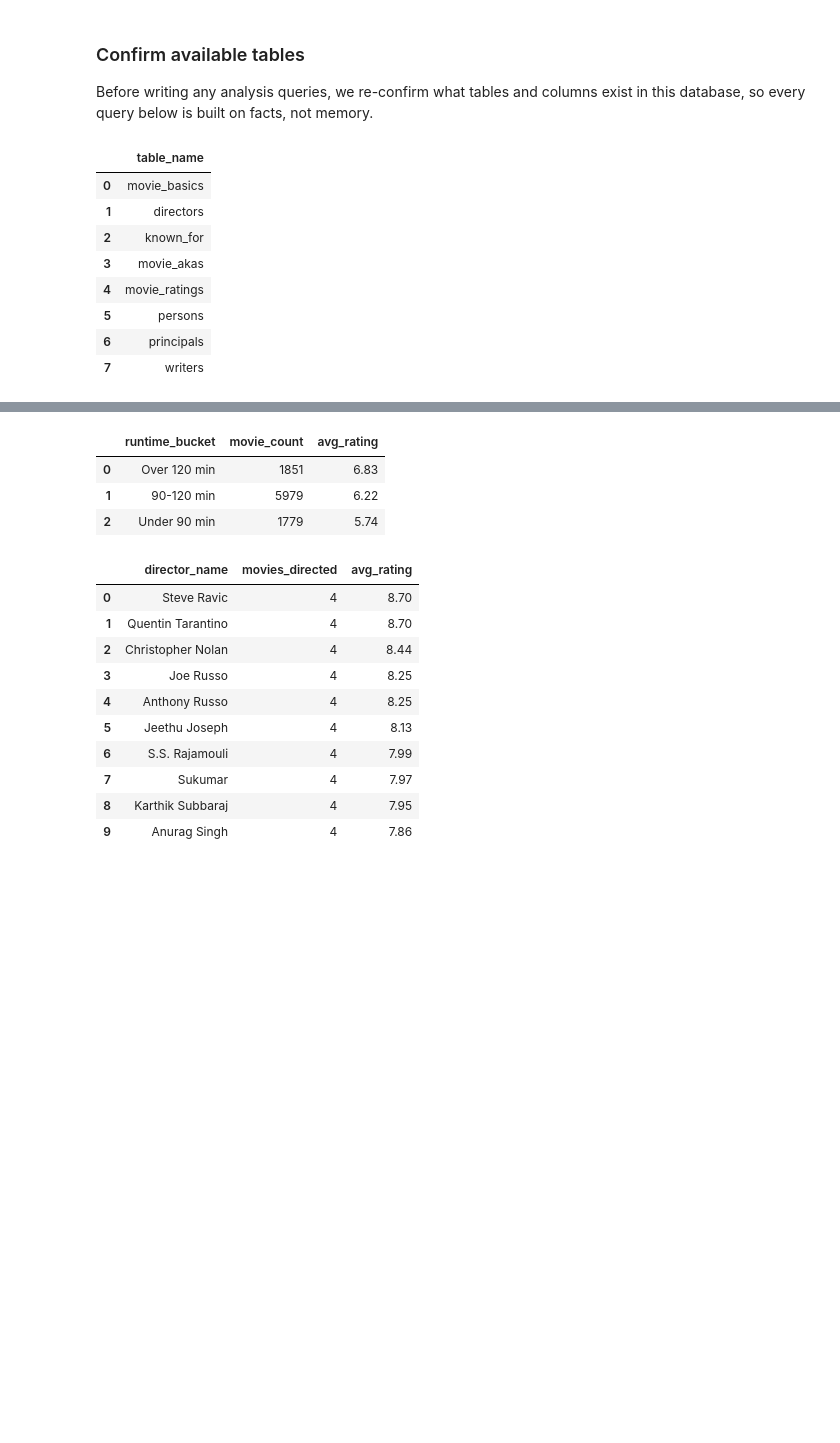
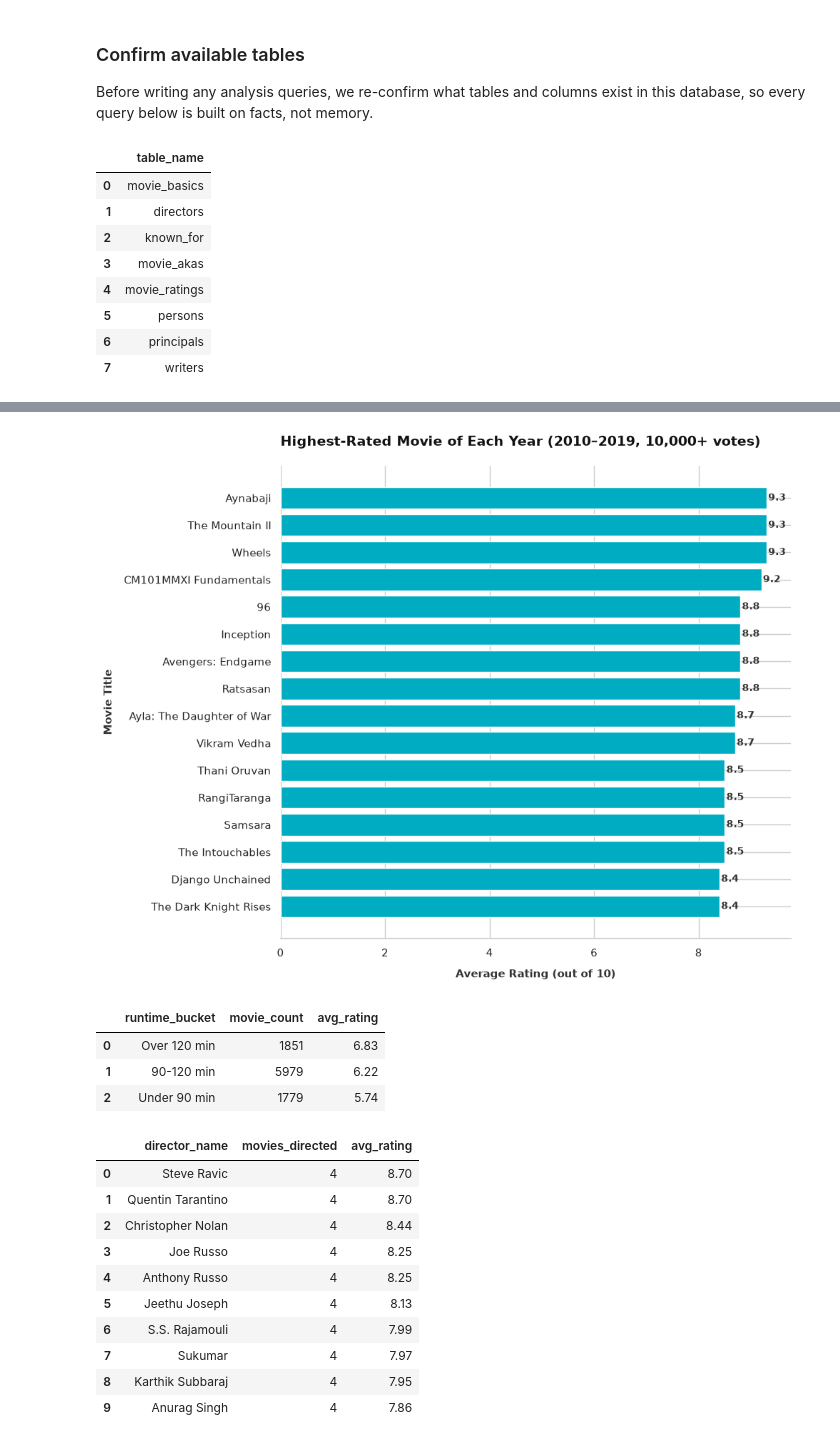
Before and after one commit to oliverkiplagat/dsc-sql-summative-lab, a Jupyter notebook: SQLSummativeLab.ipynb, the cells around one changed output, grey strips where cells are left out. Cells and saved outputs as stored; diff of their text form; code cells hidden in the pictures; blank space fills up the shorter version.

```diff
--- a/SQLSummativeLab.ipynb
+++ b/SQLSummativeLab.ipynb
@@ -1000,0 +1001,20 @@ plt.show()
+# %%
+year_champions = pd.read_sql("""
+SELECT year, primary_title, averagerating, numvotes
+FROM (
+    SELECT
+        mb.start_year AS year,
+        mb.primary_title,
+        mr.averagerating,
+        mr.numvotes,
+        RANK() OVER (PARTITION BY mb.start_year ORDER BY mr.averagerating DESC) AS rank_in_year
+    FROM movie_basics mb
+    JOIN movie_ratings mr ON mb.movie_id = mr.movie_id
+    WHERE mb.start_year BETWEEN 2010 AND 2019
+        AND mr.numvotes >= 10000
+)
+WHERE rank_in_year = 1
+ORDER BY year;
+""", conn4)
+
+year_champions
@@ -1001,3 +1039,49 @@ plt.show()
+# %%
+# Custom horizontal bar chart — long movie titles read cleanly on the Y-axis
+# instead of overlapping each other when crammed under a rotated X-axis.
+sns.set_theme(style="whitegrid")
+
+fig, ax = plt.subplots(figsize=(10, 8))
+
+# Sort so the highest-rated movie sits at the top of the chart, not the bottom
+year_champions_sorted = year_champions.sort_values("averagerating", ascending=True)
+
+bars = ax.barh(
+    year_champions_sorted["primary_title"],
+    year_champions_sorted["averagerating"],
+    color="#00acc1"
+)
+
+# Add the exact rating number just past the end of each bar
+for bar in bars:
+    width = bar.get_width()
+    ax.text(
+        width + 0.03,
+        bar.get_y() + bar.get_height() / 2,
+        f"{width:.1f}",
+        va="center",
+        fontsize=10,
+        fontweight="semibold",
+        color="#333333"
+    )
+
+# Same de-cluttering style as your plot_charts function
+ax.spines["top"].set_visible(False)
+ax.spines["right"].set_visible(False)
+ax.spines["left"].set_visible(False)
+ax.spines["bottom"].set_color("#cccccc")
+
+ax.set_title(
+    "Highest-Rated Movie of Each Year (2010–2019, 10,000+ votes)",
+    fontsize=14, fontweight="bold", pad=20, color="#111111", loc="left"
+)
+ax.set_xlabel("Average Rating (out of 10)", fontsize=11, fontweight="semibold", color="#333333", labelpad=10)
+ax.set_ylabel("Movie Title", fontsize=11, fontweight="semibold", color="#333333", labelpad=10)
+
+plt.tight_layout()
+plt.show()
+# %% [output]
+[figure, added]
 # %%
 #Runtime length vs rating
 runtime_ratings = pd.read_sql("""
```
Also changed, not shown: parts of 5 cells of this notebook.
